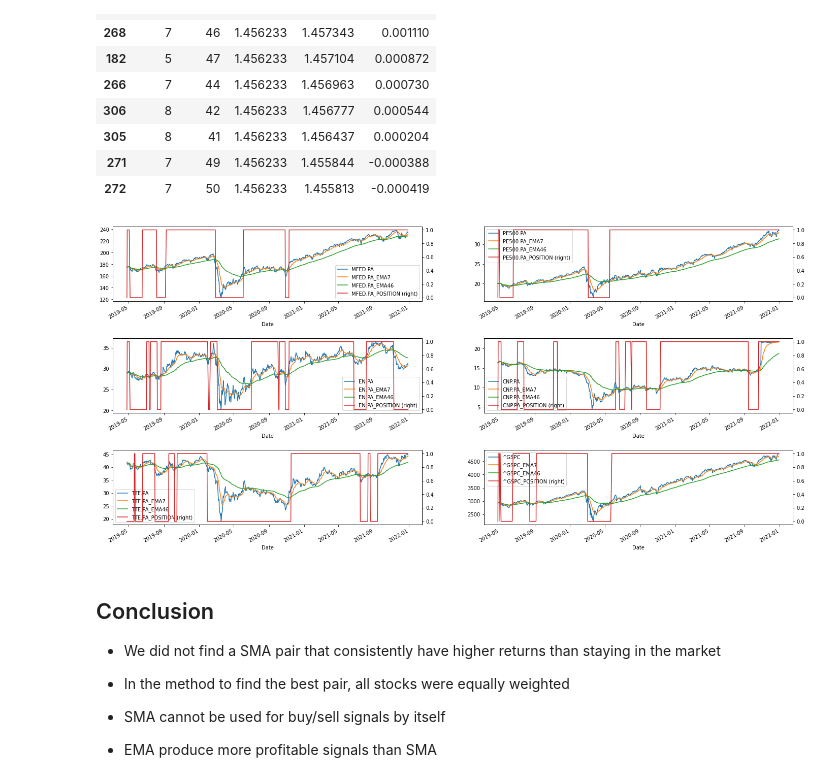
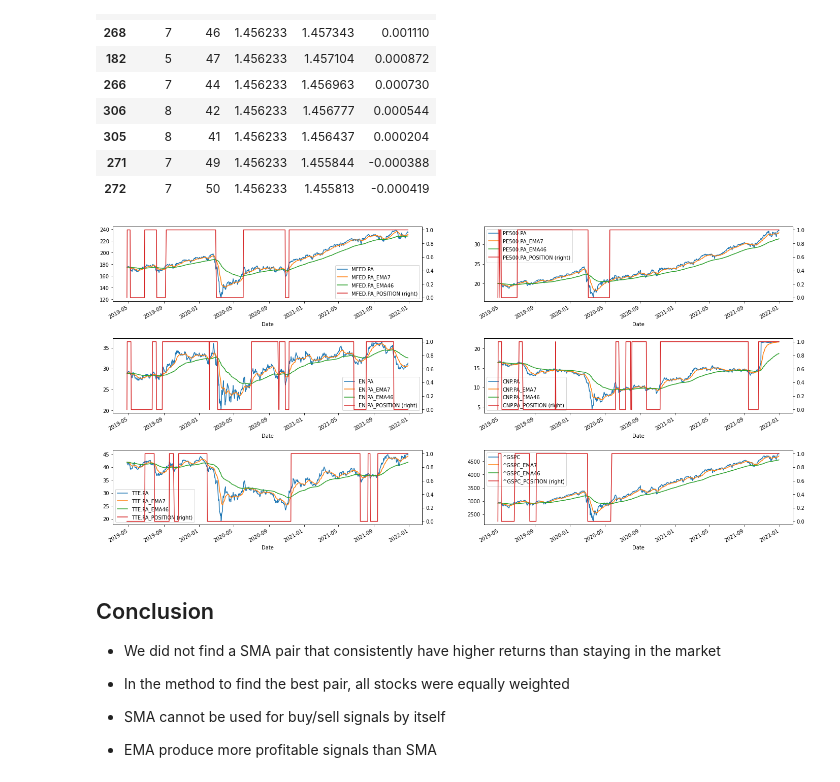
Before and after one commit to IamTossan/finance-research, a Jupyter notebook: src/moving_averages.ipynb, the cells around one changed output. Cells and saved outputs as stored; diff of their text form; code cells hidden in the pictures.

```diff
--- a/src/moving_averages.ipynb
+++ b/src/moving_averages.ipynb
@@ -32,11 +33,9 @@ SMA2 = 29
 fig, axes = plt.subplots(nrows=3, ncols=2)
 plt.subplots_adjust(wspace=0.2, hspace=0.5)
 
+df = sma(df, stocks, SMA1, SMA2)
+
 for i, s in enumerate(stocks):
-    df[f"{s}_SMA{SMA1}"] = df[s].rolling(SMA1).mean()
-    df[f"{s}_SMA{SMA2}"] = df[s].rolling(SMA2).mean()
-    df[f"{s}_POSITION"] = np.where(df[f"{s}_SMA{SMA1}"] > df[f"{s}_SMA{SMA2}"], 1, 0)
-
     df[[s, f"{s}_SMA{SMA1}", f"{s}_SMA{SMA2}", f"{s}_POSITION"]].plot(
         figsize=(24, 12), ax=axes[i // 2, i % 2], secondary_y=f"{s}_POSITION"
     )
@@ -48,9 +47,6 @@ for i, s in enumerate(stocks):
 fig, axes = plt.subplots(nrows=3, ncols=2)
 plt.subplots_adjust(wspace=0.2, hspace=0.5)
 
-for s in stocks:
-    df[f"{s}_TRANSACTIONS"] = df[f"{s}_POSITION"].diff().clip(lower=0)
-    df.loc[df.index[0], f"{s}_TRANSACTIONS"] = 1
 
 pprint.pprint(get_return_simulation(df, stocks))
 
@@ -93,15 +89,7 @@ data.dropna(inplace=True)
 
 for SMA1 in range(2, 31):
     for SMA2 in range(SMA1 + 1, 51):
-        for s in symbols:
-            data[f"{s}_SMA1"] = data[s].rolling(SMA1).mean()
-            data[f"{s}_SMA2"] = data[s].rolling(SMA2).mean()
-
-            data[f"{s}_POSITION"] = np.where(
-                data[f"{s}_SMA1"] > data[f"{s}_SMA2"], 1, 0
-            )
-            data[f"{s}_TRANSACTIONS"] = data[f"{s}_POSITION"].diff().clip(lower=0)
-            data.loc[data.index[0], f"{s}_TRANSACTIONS"] = 1
+        data = sma(data, symbols, SMA1, SMA2)
 
         return_simulation = get_return_simulation(data, symbols)
         market = sum(
@@ -164,15 +152,7 @@ data.dropna(inplace=True)
 
 for EMA1 in range(2, 31):
     for EMA2 in range(EMA1 + 1, 51):
-        for s in symbols:
-            data[f"{s}_EMA1"] = data[s].ewm(EMA1, adjust=False).mean()
-            data[f"{s}_EMA2"] = data[s].ewm(EMA2, adjust=False).mean()
-
-            data[f"{s}_POSITION"] = np.where(
-                data[f"{s}_EMA1"] > data[f"{s}_EMA2"], 1, 0
-            )
-            data[f"{s}_TRANSACTIONS"] = data[f"{s}_POSITION"].diff().clip(lower=0)
-            data.loc[data.index[0], f"{s}_TRANSACTIONS"] = 1
+        data = ema(data, symbols, EMA1, EMA2)
 
         return_simulation = get_return_simulation(data, symbols)
         market = sum(
@@ -230,20 +210,18 @@ results.sort_values("out", ascending=False).head(10)
 # %%
 EMA1 = 7
 EMA2 = 46
 
 fig, axes = plt.subplots(nrows=3, ncols=2)
 plt.subplots_adjust(wspace=0.2, hspace=0.5)
 
+df = ema(df, stocks, EMA1, EMA2)
+
 for i, s in enumerate(stocks):
-    df[f"{s}_EMA{EMA1}"] = df[s].ewm(EMA1).mean()
-    df[f"{s}_EMA{EMA2}"] = df[s].ewm(EMA2).mean()
-    df[f"{s}_POSITION"] = np.where(df[f"{s}_EMA{EMA1}"] > df[f"{s}_EMA{EMA2}"], 1, 0)
-
     df[[s, f"{s}_EMA{EMA1}", f"{s}_EMA{EMA2}", f"{s}_POSITION"]].plot(
         figsize=(24, 12), ax=axes[i // 2, i % 2], secondary_y=f"{s}_POSITION"
     )
 # %% [output]
-[figure, old version]
+[figure, new version]
 # %% [markdown]
 ## Conclusion
 
```
Also changed, not shown: parts of 1 cell of this notebook, 3 other files.
